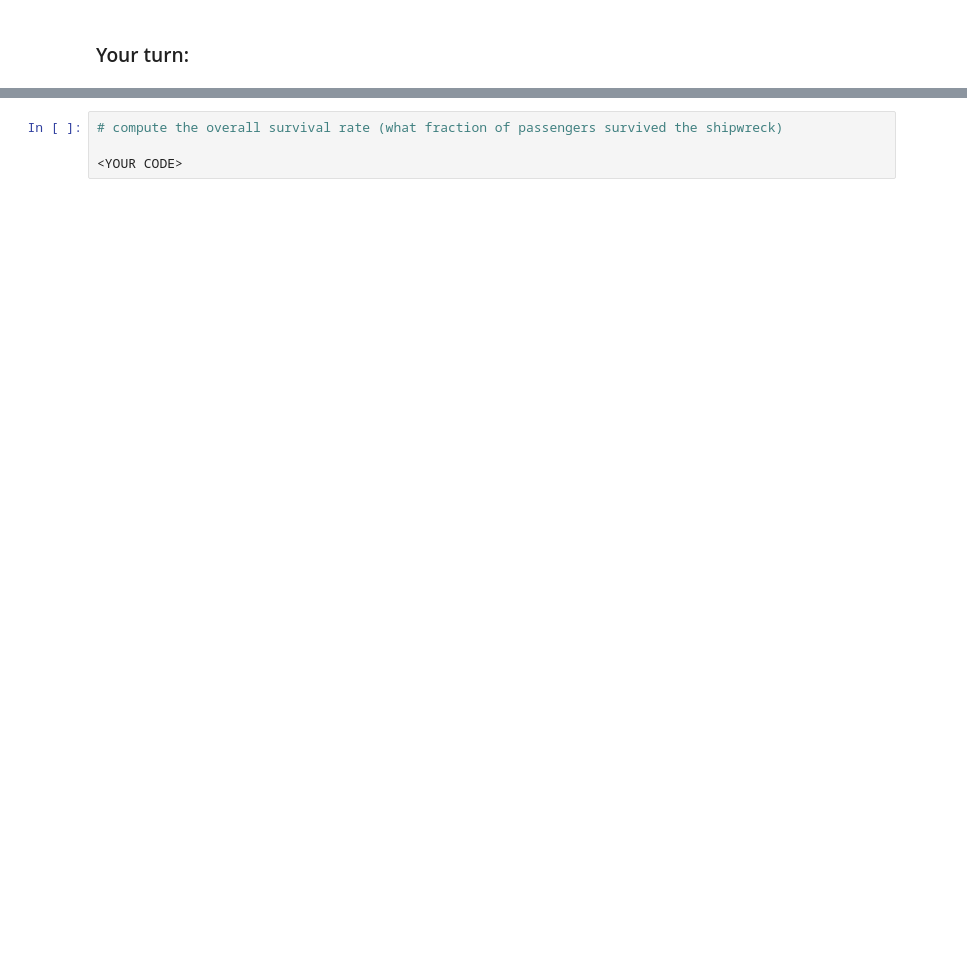
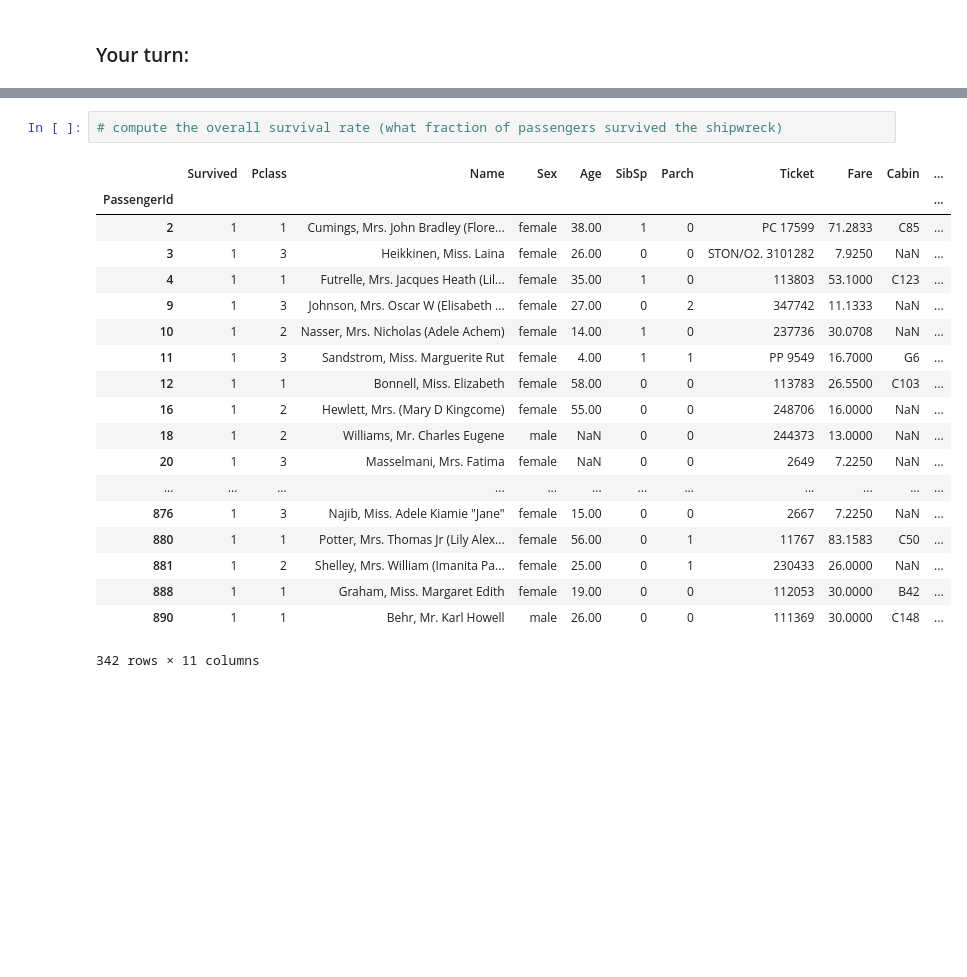
Before and after one commit to HSE-LAMBDA/MLatMIPS-2020, a Jupyter notebook: Introduction/02-Libraries.ipynb, the cells around one changed output, grey strips where cells are left out. Cells and saved outputs as stored; diff of their text form; blank space fills up the shorter version.

````diff
--- a/Introduction/02-Libraries.ipynb
+++ b/Introduction/02-Libraries.ipynb
@@ -93,7 +193,25 @@ print(data.loc[1])
 # %%
 # compute the overall survival rate (what fraction of passengers survived the shipwreck)
-
-<YOUR CODE>
+# %% [output]
+|  | Survived | Pclass | Name | Sex | Age | SibSp | Parch | Ticket | Fare | Cabin | ... |
+| PassengerId |  |  |  |  |  |  |  |  |  |  | ... |
+| 2 | 1 | 1 | Cumings, Mrs. John Bradley (Flore... | female | 38.00 | 1 | 0 | PC 17599 | 71.2833 | C85 | ... |
+| 3 | 1 | 3 | Heikkinen, Miss. Laina | female | 26.00 | 0 | 0 | STON/O2. 3101282 | 7.9250 | NaN | ... |
+| 4 | 1 | 1 | Futrelle, Mrs. Jacques Heath (Lil... | female | 35.00 | 1 | 0 | 113803 | 53.1000 | C123 | ... |
+| 9 | 1 | 3 | Johnson, Mrs. Oscar W (Elisabeth ... | female | 27.00 | 0 | 2 | 347742 | 11.1333 | NaN | ... |
+| 10 | 1 | 2 | Nasser, Mrs. Nicholas (Adele Achem) | female | 14.00 | 1 | 0 | 237736 | 30.0708 | NaN | ... |
+| 11 | 1 | 3 | Sandstrom, Miss. Marguerite Rut | female | 4.00 | 1 | 1 | PP 9549 | 16.7000 | G6 | ... |
+| 12 | 1 | 1 | Bonnell, Miss. Elizabeth | female | 58.00 | 0 | 0 | 113783 | 26.5500 | C103 | ... |
+| 16 | 1 | 2 | Hewlett, Mrs. (Mary D Kingcome) | female | 55.00 | 0 | 0 | 248706 | 16.0000 | NaN | ... |
+| 18 | 1 | 2 | Williams, Mr. Charles Eugene | male | NaN | 0 | 0 | 244373 | 13.0000 | NaN | ... |
+| 20 | 1 | 3 | Masselmani, Mrs. Fatima | female | NaN | 0 | 0 | 2649 | 7.2250 | NaN | ... |
+| ... | ... | ... | ... | ... | ... | ... | ... | ... | ... | ... | ... |
+| 876 | 1 | 3 | Najib, Miss. Adele Kiamie "Jane" | female | 15.00 | 0 | 0 | 2667 | 7.2250 | NaN | ... |
+| 880 | 1 | 1 | Potter, Mrs. Thomas Jr (Lily Alex... | female | 56.00 | 0 | 1 | 11767 | 83.1583 | C50 | ... |
+| 881 | 1 | 2 | Shelley, Mrs. William (Imanita Pa... | female | 25.00 | 0 | 1 | 230433 | 26.0000 | NaN | ... |
+| 888 | 1 | 1 | Graham, Miss. Margaret Edith | female | 19.00 | 0 | 0 | 112053 | 30.0000 | B42 | ... |
+| 890 | 1 | 1 | Behr, Mr. Karl Howell | male | 26.00 | 0 | 0 | 111369 | 30.0000 | C148 | ... |
+342 rows × 11 columns
 # %% [markdown]
 ```
 
````
Also changed, not shown: parts of 42 cells of this notebook, 3 other files.
